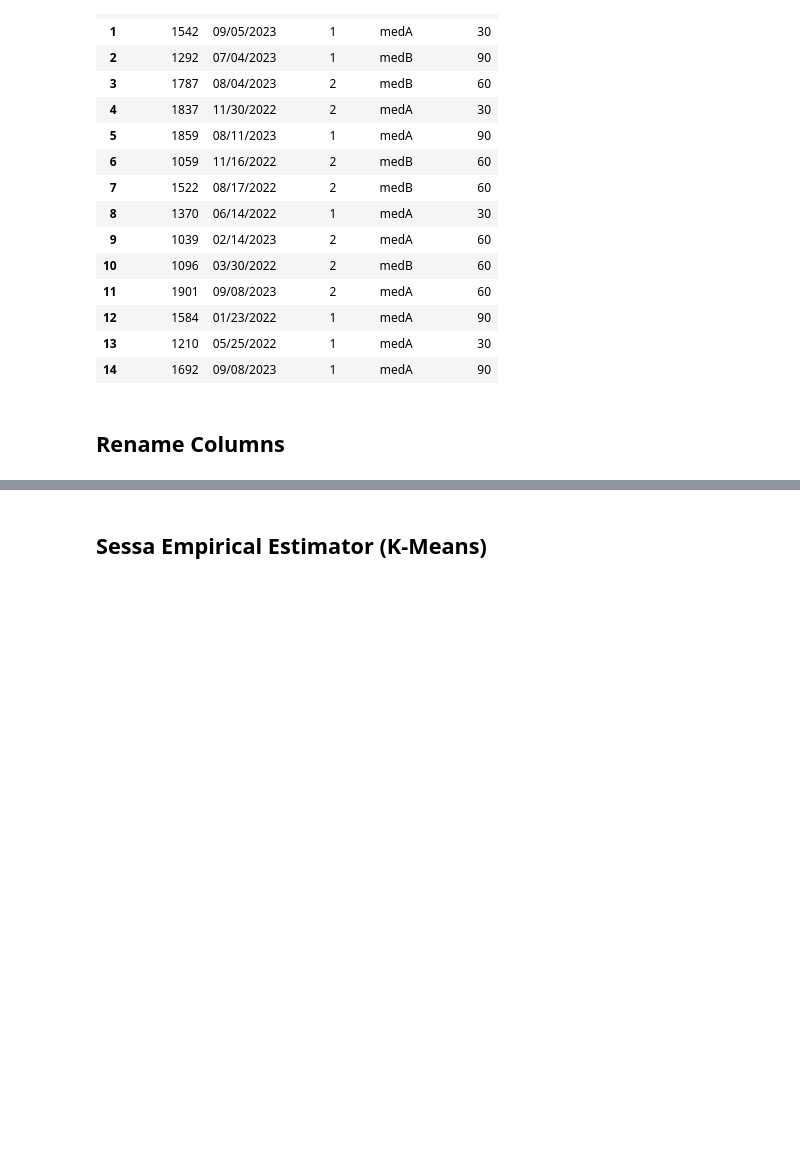
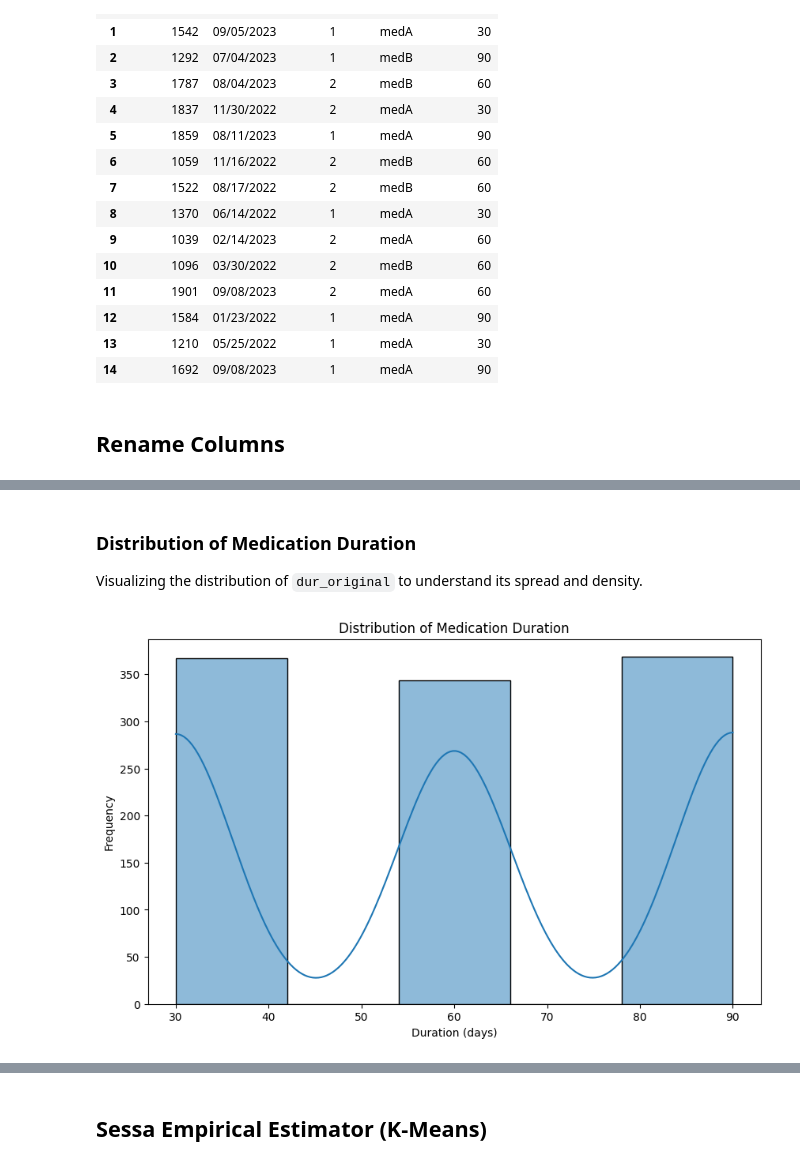
Before and after one commit to rieljasperapos/SEE_PY, a Jupyter notebook: src/SEE.ipynb, the cells around one changed output, grey strips where cells are left out. Cells and saved outputs as stored; diff of their text form; code cells hidden in the pictures; blank space fills up the shorter version.

```diff
--- a/src/SEE.ipynb
+++ b/src/SEE.ipynb
@@ -54,0 +82,13 @@ tidy.head()
+# %% [markdown]
+### Distribution of Medication Duration
+
+Visualizing the distribution of `dur_original` to understand its spread and density.
+# %%
+plt.figure(figsize=(10, 6))
+sns.histplot(tidy['dur_original'], bins=5, kde=True)
+plt.title('Distribution of Medication Duration')
+plt.xlabel('Duration (days)')
+plt.ylabel('Frequency')
+plt.show()
+# %% [output]
+[figure, added]
```
Also changed, not shown: parts of 10 cells of this notebook.
